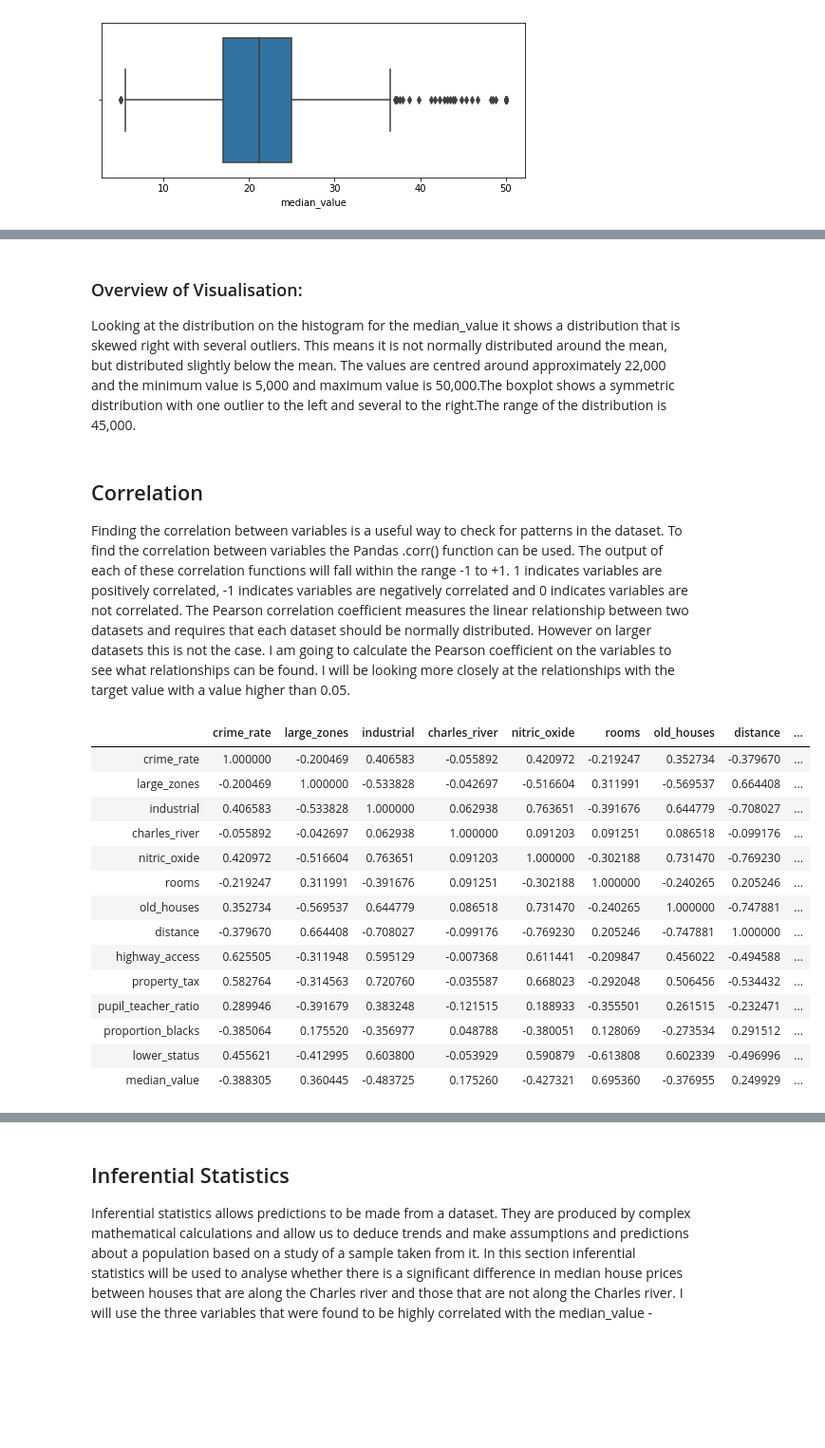
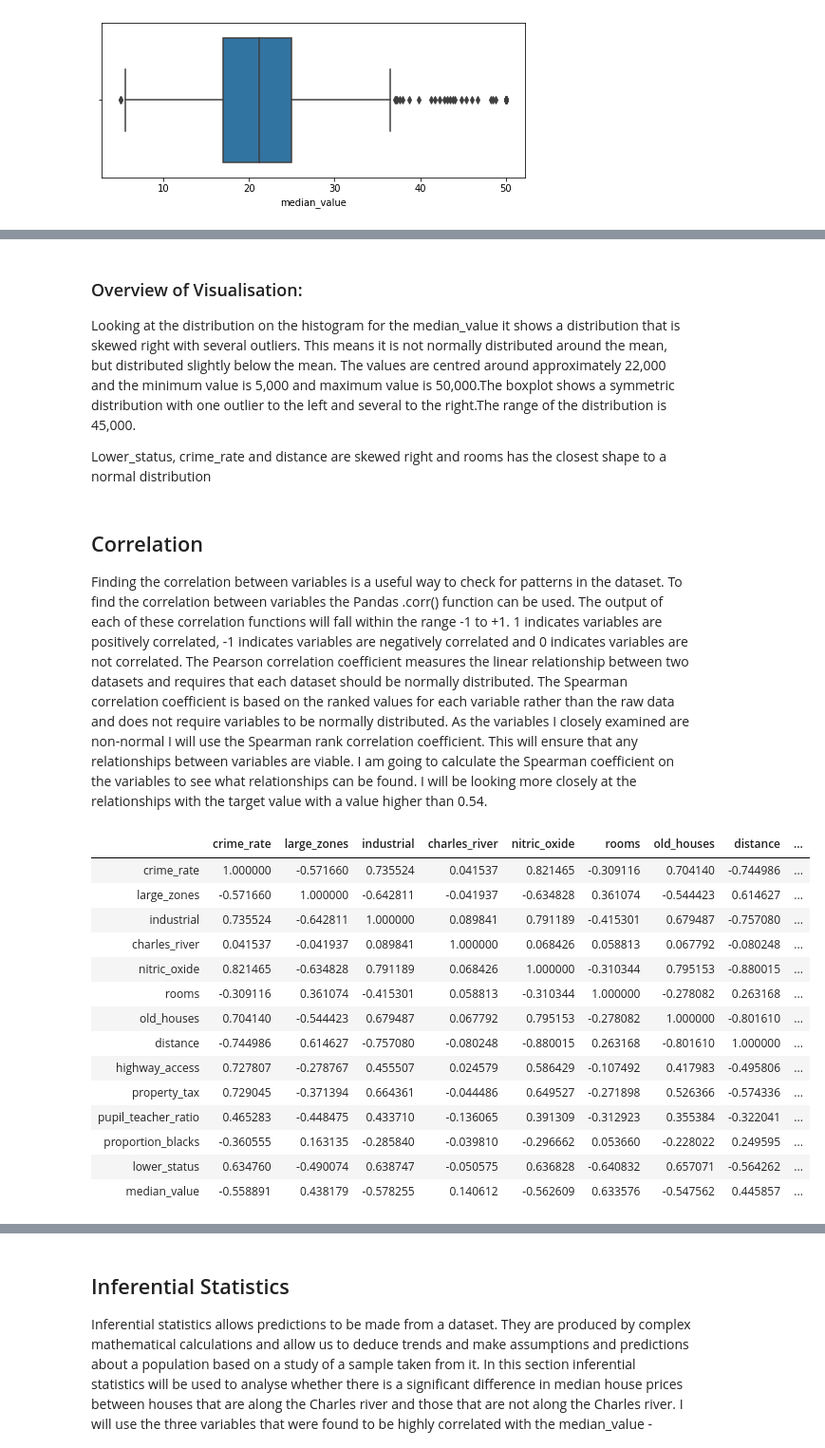
Before and after one commit to beccycole/machine-learning-assessment, a Jupyter notebook: Boston Housing Dataset.ipynb, the cells around one changed output, grey strips where cells are left out. Shown at 95% size. Saved outputs shown, nothing was run; the diff lists cells and outputs as text; code cells hidden in the pictures; blank space fills up the shorter version.

```diff
--- a/Boston Housing Dataset.ipynb
+++ b/Boston Housing Dataset.ipynb
@@ -200,31 +213,33 @@ sns.boxplot(boston['median_value'])
 ### Overview of Visualisation:
 
 Looking at the distribution on the histogram for the median_value it shows a distribution that is skewed right with several outliers. This means it is not normally distributed around the mean, but distributed slightly below the mean. The values are centred around approximately 22,000 and the minimum value is 5,000 and maximum value is 50,000.The boxplot shows a symmetric distribution with one outlier to the left and several to the right.The range of the distribution is 45,000.
+
+Lower_status, crime_rate and distance are skewed right and rooms has the closest shape to a normal distribution
 # %% [markdown]
 ## Correlation
 
 Finding the correlation between variables is a useful way to check for patterns in the dataset. To find the correlation between variables the Pandas .corr() function can be used. The output of each of these correlation functions will fall within the range -1 to +1. 1 indicates variables are positively correlated, -1 indicates variables are negatively correlated and 0 indicates variables are not correlated.
-The Pearson correlation coefficient measures the linear relationship between two datasets and requires that each dataset should be normally distributed. However on larger datasets this is not the case.
-I am going to calculate the Pearson coefficient on the variables to see what relationships can be found. I will be looking more closely at the relationships with the target value with a value higher than 0.05.
+The Pearson correlation coefficient measures the linear relationship between two datasets and requires that each dataset should be normally distributed. The Spearman correlation coefficient is based on the ranked values for each variable rather than the raw data and does not require variables to be normally distributed. As the variables I closely examined are non-normal I will use the Spearman rank correlation coefficient. This will ensure that any relationships between variables are viable.
+I am going to calculate the Spearman coefficient on the variables to see what relationships can be found. I will be looking more closely at the relationships with the target value with a value higher than 0.54.
 # %%
 # run the Panda's corr function on the boston dataframe - method Pearson
-boston.corr(method='pearson')
+boston.corr(method='spearman')
 # %% [output]
 |  | crime_rate | large_zones | industrial | charles_river | nitric_oxide | rooms | old_houses | distance | ... |
-| crime_rate | 1.000000 | -0.200469 | 0.406583 | -0.055892 | 0.420972 | -0.219247 | 0.352734 | -0.379670 | ... |
-| large_zones | -0.200469 | 1.000000 | -0.533828 | -0.042697 | -0.516604 | 0.311991 | -0.569537 | 0.664408 | ... |
-| industrial | 0.406583 | -0.533828 | 1.000000 | 0.062938 | 0.763651 | -0.391676 | 0.644779 | -0.708027 | ... |
-| charles_river | -0.055892 | -0.042697 | 0.062938 | 1.000000 | 0.091203 | 0.091251 | 0.086518 | -0.099176 | ... |
-| nitric_oxide | 0.420972 | -0.516604 | 0.763651 | 0.091203 | 1.000000 | -0.302188 | 0.731470 | -0.769230 | ... |
-| rooms | -0.219247 | 0.311991 | -0.391676 | 0.091251 | -0.302188 | 1.000000 | -0.240265 | 0.205246 | ... |
-| old_houses | 0.352734 | -0.569537 | 0.644779 | 0.086518 | 0.731470 | -0.240265 | 1.000000 | -0.747881 | ... |
-| distance | -0.379670 | 0.664408 | -0.708027 | -0.099176 | -0.769230 | 0.205246 | -0.747881 | 1.000000 | ... |
-| highway_access | 0.625505 | -0.311948 | 0.595129 | -0.007368 | 0.611441 | -0.209847 | 0.456022 | -0.494588 | ... |
-| property_tax | 0.582764 | -0.314563 | 0.720760 | -0.035587 | 0.668023 | -0.292048 | 0.506456 | -0.534432 | ... |
-| pupil_teacher_ratio | 0.289946 | -0.391679 | 0.383248 | -0.121515 | 0.188933 | -0.355501 | 0.261515 | -0.232471 | ... |
-| proportion_blacks | -0.385064 | 0.175520 | -0.356977 | 0.048788 | -0.380051 | 0.128069 | -0.273534 | 0.291512 | ... |
-| lower_status | 0.455621 | -0.412995 | 0.603800 | -0.053929 | 0.590879 | -0.613808 | 0.602339 | -0.496996 | ... |
-| median_value | -0.388305 | 0.360445 | -0.483725 | 0.175260 | -0.427321 | 0.695360 | -0.376955 | 0.249929 | ... |
+| crime_rate | 1.000000 | -0.571660 | 0.735524 | 0.041537 | 0.821465 | -0.309116 | 0.704140 | -0.744986 | ... |
+| large_zones | -0.571660 | 1.000000 | -0.642811 | -0.041937 | -0.634828 | 0.361074 | -0.544423 | 0.614627 | ... |
+| industrial | 0.735524 | -0.642811 | 1.000000 | 0.089841 | 0.791189 | -0.415301 | 0.679487 | -0.757080 | ... |
+| charles_river | 0.041537 | -0.041937 | 0.089841 | 1.000000 | 0.068426 | 0.058813 | 0.067792 | -0.080248 | ... |
+| nitric_oxide | 0.821465 | -0.634828 | 0.791189 | 0.068426 | 1.000000 | -0.310344 | 0.795153 | -0.880015 | ... |
+| rooms | -0.309116 | 0.361074 | -0.415301 | 0.058813 | -0.310344 | 1.000000 | -0.278082 | 0.263168 | ... |
+| old_houses | 0.704140 | -0.544423 | 0.679487 | 0.067792 | 0.795153 | -0.278082 | 1.000000 | -0.801610 | ... |
+| distance | -0.744986 | 0.614627 | -0.757080 | -0.080248 | -0.880015 | 0.263168 | -0.801610 | 1.000000 | ... |
+| highway_access | 0.727807 | -0.278767 | 0.455507 | 0.024579 | 0.586429 | -0.107492 | 0.417983 | -0.495806 | ... |
+| property_tax | 0.729045 | -0.371394 | 0.664361 | -0.044486 | 0.649527 | -0.271898 | 0.526366 | -0.574336 | ... |
+| pupil_teacher_ratio | 0.465283 | -0.448475 | 0.433710 | -0.136065 | 0.391309 | -0.312923 | 0.355384 | -0.322041 | ... |
+| proportion_blacks | -0.360555 | 0.163135 | -0.285840 | -0.039810 | -0.296662 | 0.053660 | -0.228022 | 0.249595 | ... |
+| lower_status | 0.634760 | -0.490074 | 0.638747 | -0.050575 | 0.636828 | -0.640832 | 0.657071 | -0.564262 | ... |
+| median_value | -0.558891 | 0.438179 | -0.578255 | 0.140612 | -0.562609 | 0.633576 | -0.547562 | 0.445857 | ... |
 # %%
 # using Pearson Correlation
 plt.figure(figsize=(10,10))
```
Also changed, not shown: parts of 28 cells of this notebook.
